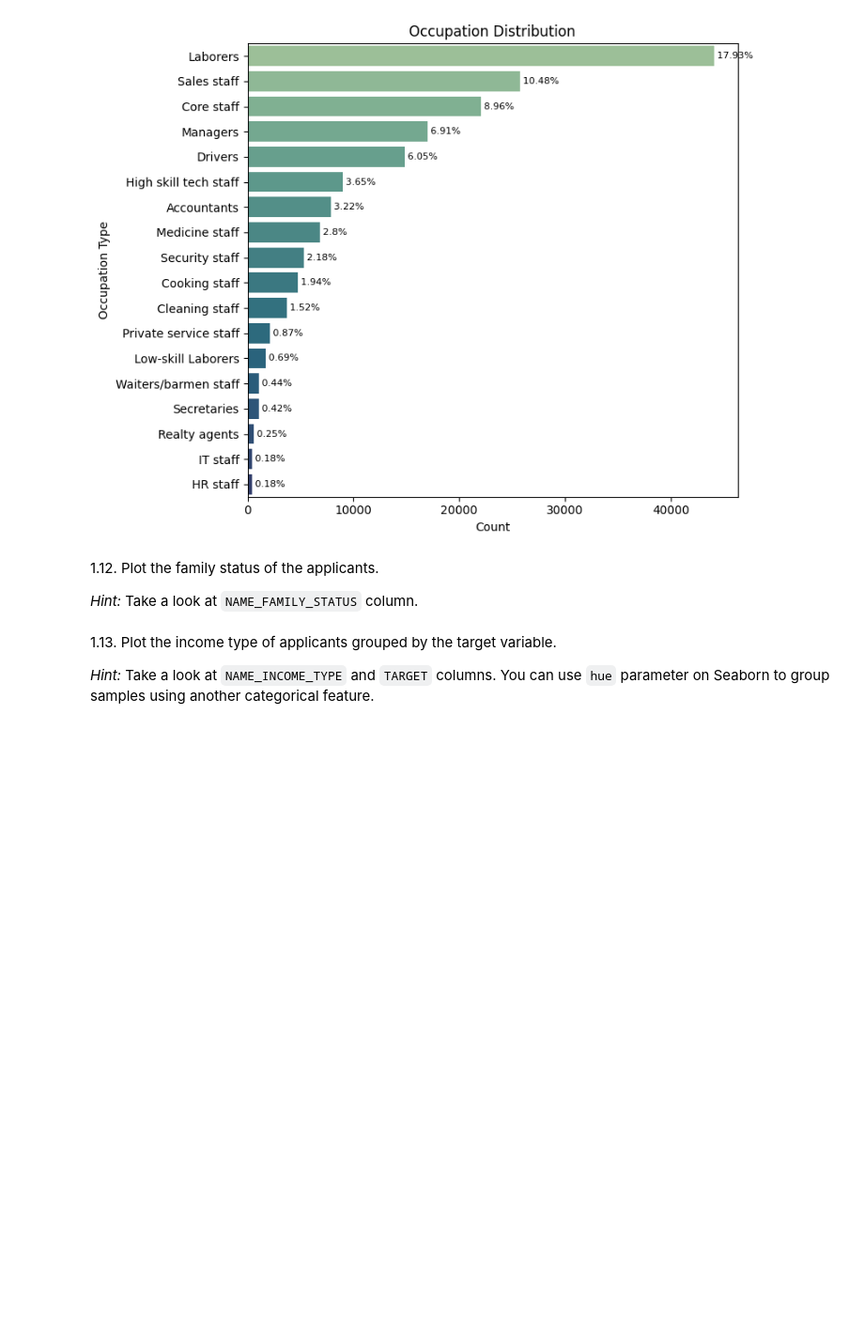
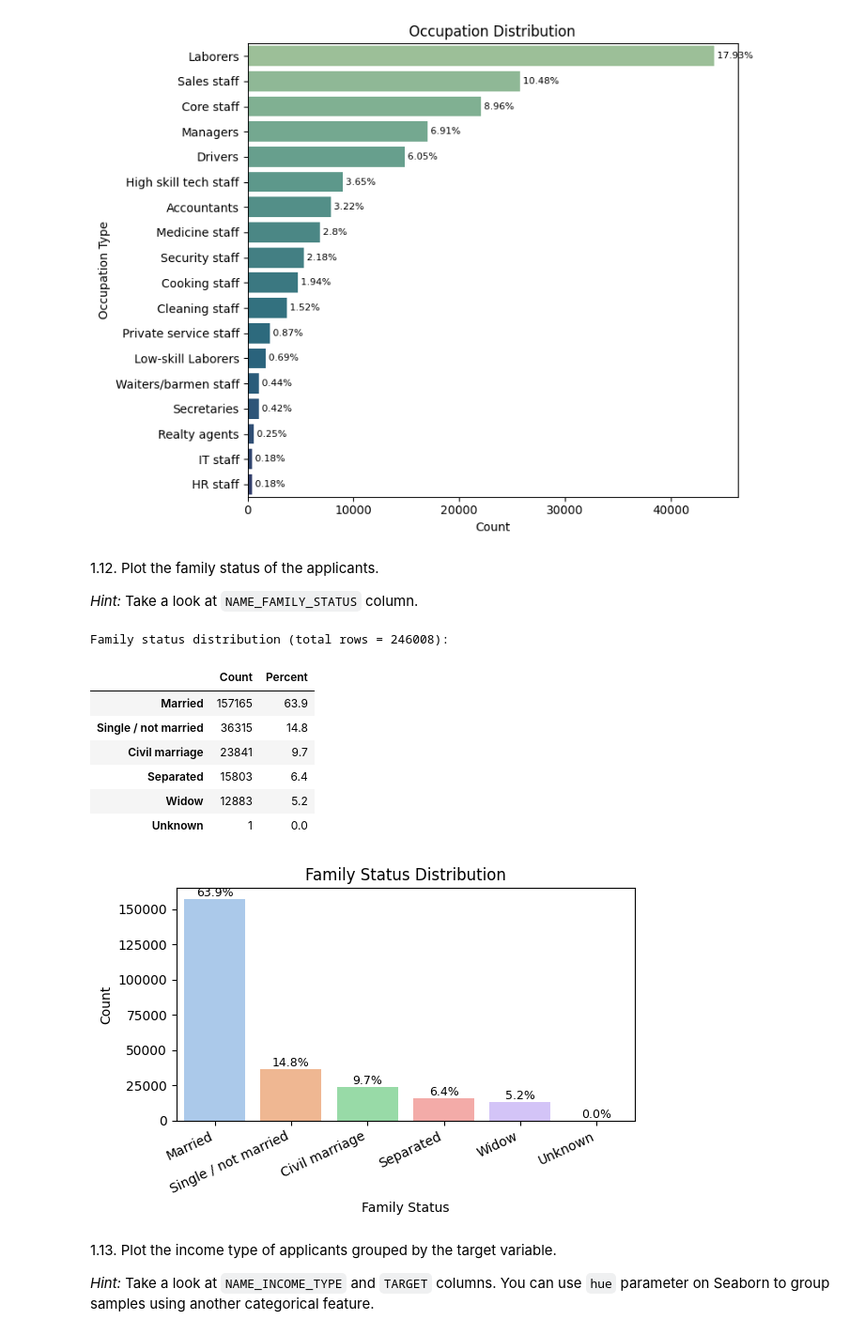
Before and after one commit to ferwuy/ml-anyoneai-sprint2, a Jupyter notebook: AnyoneAI - Sprint Project 02.ipynb, the cells around one changed output. Shown at 94% size. Cells and saved outputs as stored; diff of their text form; code cells hidden in the pictures; blank space fills up the shorter version.

Commit message:
Complete Section 1.12 Family status distribution (NAME_FAMILY_STATUS)

```diff
--- a/AnyoneAI - Sprint Project 02.ipynb
+++ b/AnyoneAI - Sprint Project 02.ipynb
@@ -535,11 +535,6 @@ else:
     # Display table (counts + percents)
     display(summary)  # Nicely formatted output
 
-    # Integrity checks for internal consistency
-    assert summary['Count'].sum() == len(occ) - missing, 'Sum of counts does not match non-missing rows'  # Count check
-    expected_non_missing_pct = 100 - (missing / len(occ) * 100)  # Expected total percent of non-missing
-    assert abs(summary['Percent'].sum() - expected_non_missing_pct) < 0.6, 'Percent sum deviates unexpectedly'  # Percent check
-
     # Plot horizontal bar chart (better readability for long labels)
     plt.figure(figsize=(8, max(4, 0.35 * len(summary))))  # Dynamic height scaling
     sns.barplot(x='Count', y=summary.index, data=summary, palette='crest')  # Horizontal bars
@@ -583,3 +576,56 @@ Occupation distribution (total rows = 246008):
+# %%
+# 1.12 Family status distribution (NAME_FAMILY_STATUS)
+# Define column name for family status feature
+col = 'NAME_FAMILY_STATUS'  # Categorical family status feature
+
+# Extract the column as a Series
+fam = app_train[col]  # pandas Series of family status categories
+
+# Count missing values (if any)
+missing = fam.isna().sum()  # Number of NaN entries
+
+# Frequency counts per category (exclude NaN for clean table)
+counts = fam.value_counts(dropna=True)  # Series: status -> count
+
+# Percentages over total dataset size to keep missing implicit
+perc = (counts / len(fam) * 100).round(1)  # Percent share of total rows
+
+# Build summary table sorted by descending frequency
+summary = (pd.DataFrame({'Count': counts, 'Percent': perc})  # Combine metrics
+           .sort_values('Count', ascending=False))  # Most frequent first
+
+# Print context header plus missing info if present
+print(f'Family status distribution (total rows = {len(fam)}):')  # Overview line
+if missing > 0:  # Only show missing if any
+    print(f'  Missing: {missing} ({missing / len(fam) * 100:.2f}% of rows)')  # Missing share
+
+# Display the summary table
+display(summary)  # Rich display for counts & percentages
+
+# Plot bar chart (vertical since usually few categories)
+plt.figure(figsize=(6, 4))  # Set figure size
+sns.barplot(x=summary.index, y='Count', data=summary, palette='pastel')  # Bar plot of counts
+plt.title('Family Status Distribution')  # Plot title
+plt.xlabel('Family Status')  # X-axis label
+plt.ylabel('Count')  # Y-axis label
+plt.xticks(rotation=25, ha='right')  # Rotate for readability
+
+# Annotate bars with percentage labels
+for x_pos, (label, row) in enumerate(summary.iterrows()):  # Loop through bars
+    plt.text(x_pos, row['Count'], f"{row['Percent']}%", ha='center', va='bottom', fontsize=9)  # Percentage label
+
+plt.tight_layout()  # Prevent clipping
+plt.show()  # Render figure
+# %% [output]
+Family status distribution (total rows = 246008):
+|  | Count | Percent |
+| Married | 157165 | 63.9 |
+| Single / not married | 36315 | 14.8 |
+| Civil marriage | 23841 | 9.7 |
+| Separated | 15803 | 6.4 |
+| Widow | 12883 | 5.2 |
+| Unknown | 1 | 0.0 |
+[figure, added]
 # %% [markdown]
 1.13. Plot the income type of applicants grouped by the target variable.
 
```
Also changed, not shown: parts of 1 cell of this notebook.
